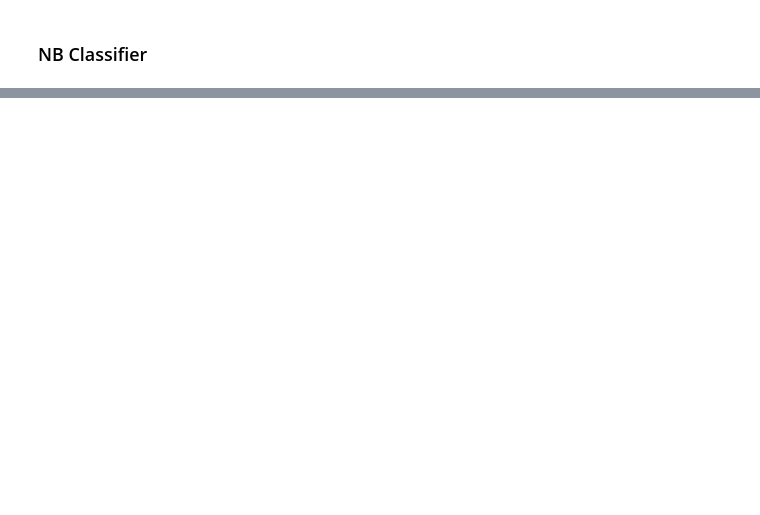
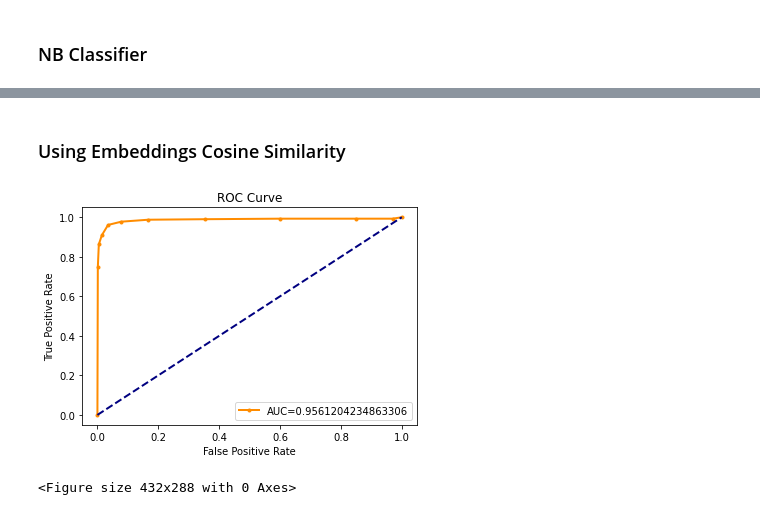
Before and after one commit to hi-rad/ontology-alignment-project, a Jupyter notebook: training_classifier.ipynb, the cells around one changed output, grey strips where cells are left out. Saved outputs shown, nothing was run; the diff lists cells and outputs as text; code cells hidden in the pictures; blank space fills up the shorter version.

```diff
--- a/training_classifier.ipynb
+++ b/training_classifier.ipynb
@@ -341,0 +445,7 @@ weighted avg       0.85      0.84      0.84      2123
+# %% [markdown]
+### Using Embeddings Cosine Similarity
+# %%
+emb_sim_pred_values = roc_eval(label_data, 'embeddings')
+# %% [output]
+[figure, added]
+<Figure size 432x288 with 0 Axes>
```
Also changed, not shown: parts of 20 cells of this notebook, 10 other files.
